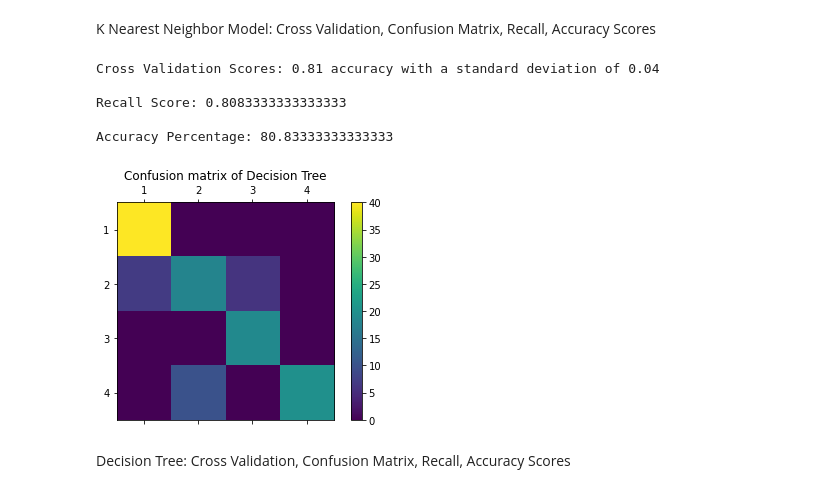
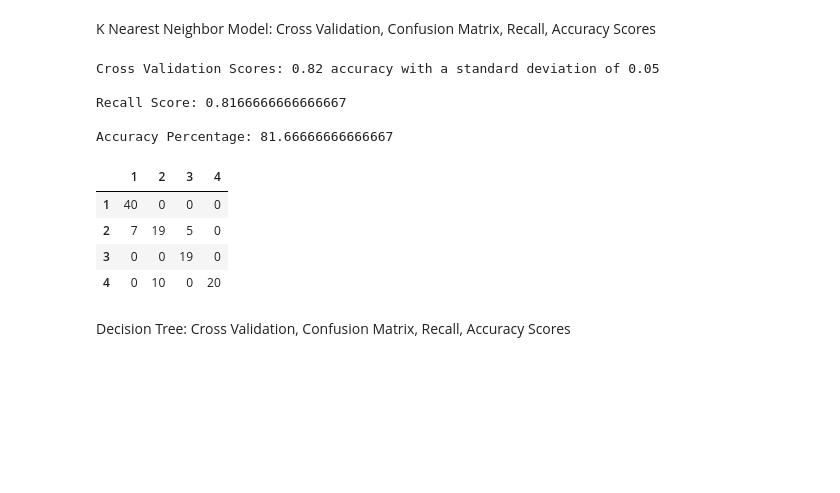
Before and after one commit to harshalshah162/UCR_Codes, a Jupyter notebook: MidtermProjectFinal_pd.ipynb, the cells around one changed output. Drawn from its saved outputs; the diff is of its cells as text; code cells hidden in the pictures; blank space fills up the shorter version.

```diff
--- a/MidtermProjectFinal_pd.ipynb
+++ b/MidtermProjectFinal_pd.ipynb
@@ -288,36 +328,40 @@ K Nearest Neighbor Model: Cross Validation, Confusion Matrix, Recall, Accuracy S
 # %%
 labels = [1,2,3,4]
 scores_knn = cross_val_score(classifier_knn, X, y, cv=3)
 y_pred_knn = cross_val_predict(classifier_knn, X, y, cv=3)
 cm_knn = confusion_matrix(y, y_pred_knn)
 recall_knn = recall_score(y, y_pred_knn, average = 'micro')
 print("Cross Validation Scores:", end = ' ')
 print("%0.2f accuracy with a standard deviation of %0.2f" % (scores_knn.mean(), scores_knn.std()))
 print(" ")
 #print("Confusion Matrix:")
 #print(cm_knn)
 #print(" ")
 print("Recall Score:", end = ' ')
 print(recall_knn)
 print(" ")
 print("Accuracy Percentage:", end = ' ')
 print(accuracy_score(y, y_pred_knn)*100)
-
-fig = plt.figure()
-ax = fig.add_subplot(111)
-cax = ax.matshow(cm_knn)
-plt.title('Confusion matrix of Decision Tree')
-fig.colorbar(cax)
-ax.set_xticklabels([''] + labels)
-ax.set_yticklabels([''] + labels)
-plt.show()
+pd.DataFrame(data = cm_knn,index=range(1,5), columns=range(1,5))
+# fig = plt.figure()
+# ax = fig.add_subplot(111)
+# cax = ax.matshow(cm_knn)
+# plt.title('Confusion matrix of Decision Tree')
+# fig.colorbar(cax)
+# ax.set_xticklabels([''] + labels)
+# ax.set_yticklabels([''] + labels)
+# plt.show()
 # %% [output]
-Cross Validation Scores: 0.81 accuracy with a standard deviation of 0.04
+Cross Validation Scores: 0.82 accuracy with a standard deviation of 0.05
 
-Recall Score: 0.8083333333333333
+Recall Score: 0.8166666666666667
 
-Accuracy Percentage: 80.83333333333333
+Accuracy Percentage: 81.66666666666667
-[figure, removed]
+|  | 1 | 2 | 3 | 4 |
+| 1 | 40 | 0 | 0 | 0 |
+| 2 | 7 | 19 | 5 | 0 |
+| 3 | 0 | 0 | 19 | 0 |
+| 4 | 0 | 10 | 0 | 20 |
 # %% [markdown]
 Decision Tree: Cross Validation, Confusion Matrix, Recall, Accuracy Scores
 # %%
```
Also changed, not shown: parts of 28 cells of this notebook.
